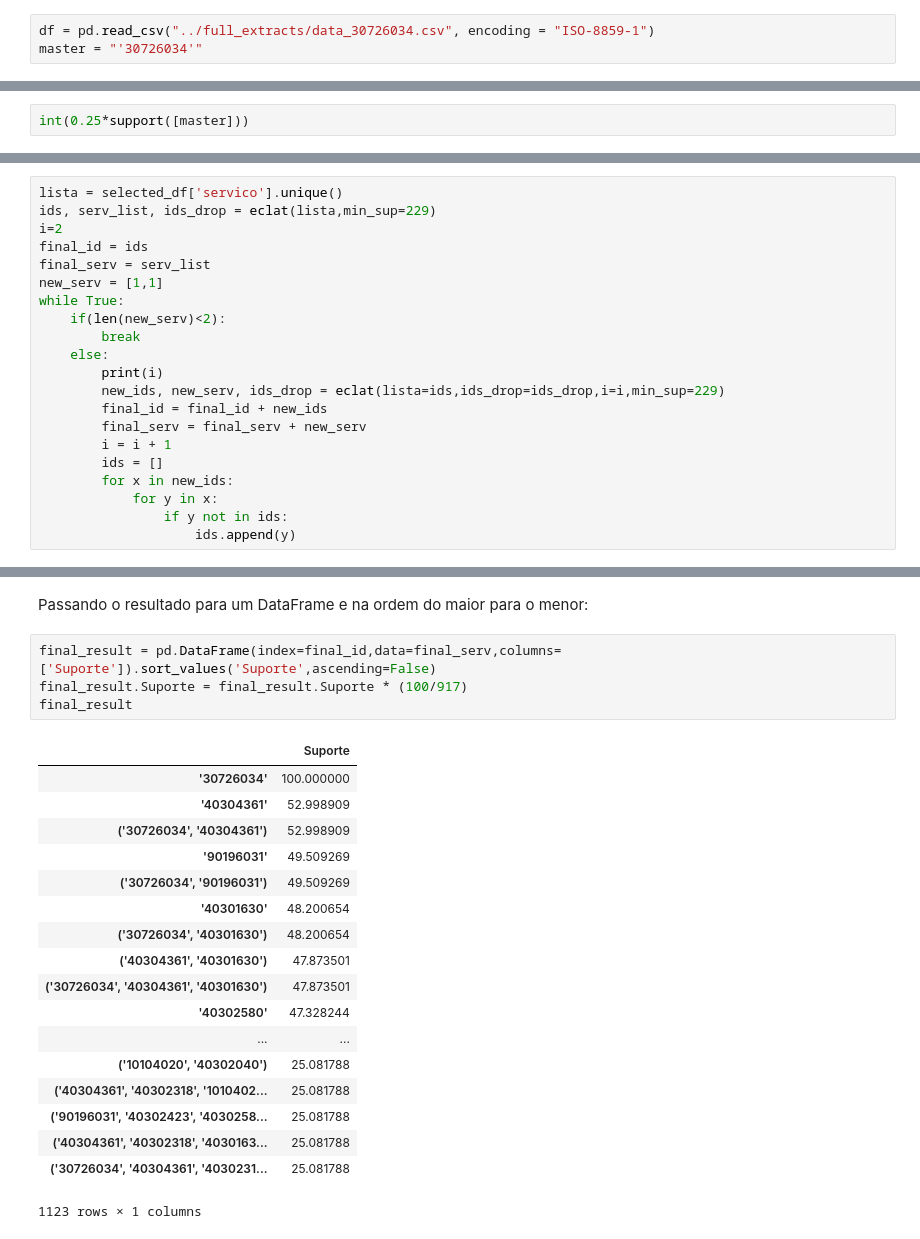
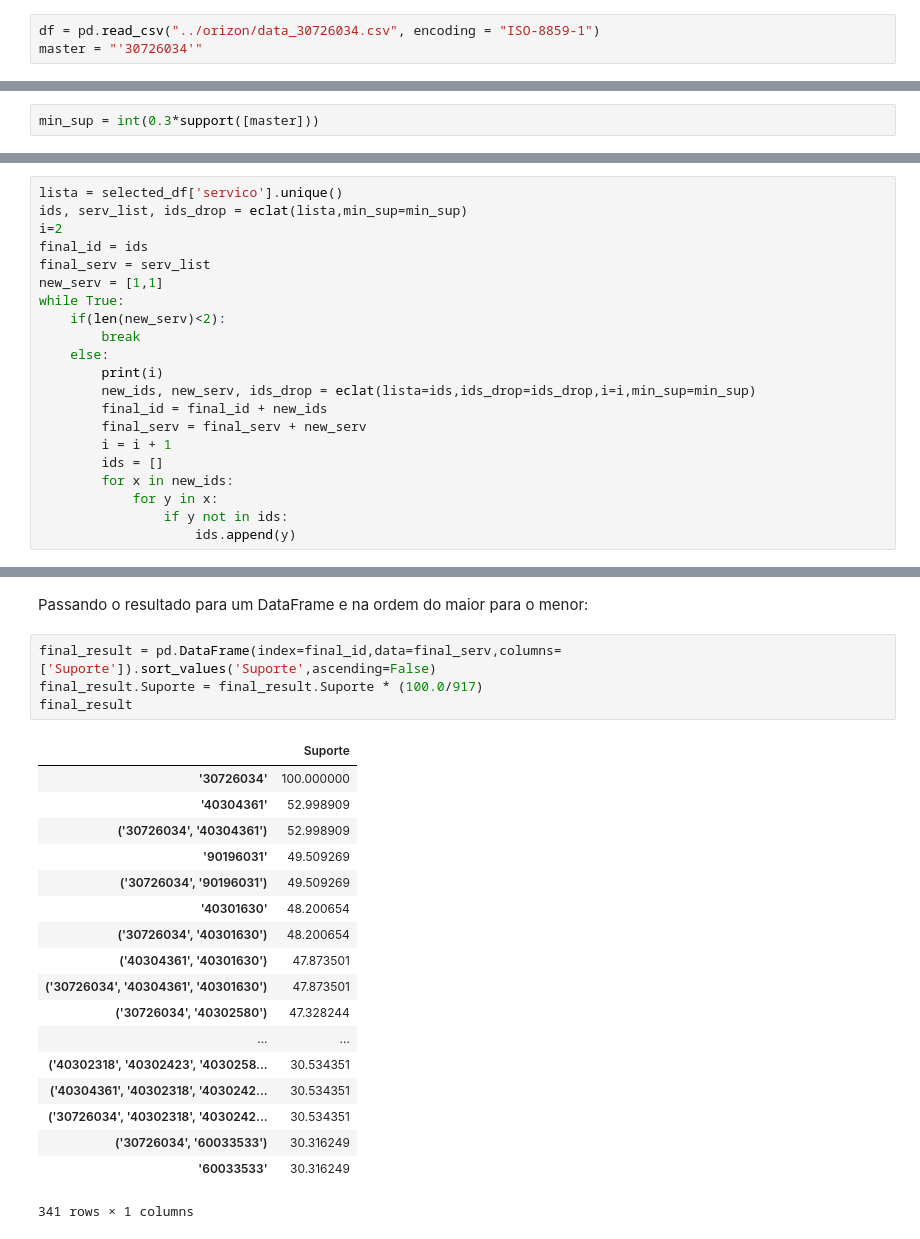
Before and after one commit to cetaxconsultoria/orizon_raiox, a Jupyter notebook: Orizon_Correlacoes(Eclat).ipynb, the cells around one changed output, grey strips where cells are left out. Drawn from its saved outputs; the diff is of its cells as text.

Commit message:
added final xray table

```diff
--- a/Orizon_Correlacoes(Eclat).ipynb
+++ b/Orizon_Correlacoes(Eclat).ipynb
@@ -10,7 +10,7 @@ from IPython.display import display
 # %% [markdown]
 Lendo os dados para a dataframe:
 # %%
-df = pd.read_csv("../full_extracts/data_30726034.csv", encoding = "ISO-8859-1")
+df = pd.read_csv("../orizon/data_30726034.csv", encoding = "ISO-8859-1")
 master = "'30726034'"
 # %%
 df.head()
@@ -160,2 +160,2 @@ Retornando o número de contas equivalentes a 25% do total de contas, para utili
 # %%
-int(0.25*support([master]))
+min_sup = int(0.3*support([master]))
@@ -165,7 +163,7 @@ int(0.25*support([master]))
 Iteração final:
 # %%
 lista = selected_df['servico'].unique()
-ids, serv_list, ids_drop = eclat(lista,min_sup=229)
+ids, serv_list, ids_drop = eclat(lista,min_sup=min_sup)
 i=2
 final_id = ids
 final_serv = serv_list
@@ -175,7 +173,7 @@ while True:
         break
     else:
         print(i)
-        new_ids, new_serv, ids_drop = eclat(lista=ids,ids_drop=ids_drop,i=i,min_sup=229)
+        new_ids, new_serv, ids_drop = eclat(lista=ids,ids_drop=ids_drop,i=i,min_sup=min_sup)
         final_id = final_id + new_ids
         final_serv = final_serv + new_serv
         i = i + 1
@@ -197,24 +194,24 @@ while True:
 Passando o resultado para um DataFrame e na ordem do maior para o menor:
 # %%
 final_result = pd.DataFrame(index=final_id,data=final_serv,columns=['Suporte']).sort_values('Suporte',ascending=False)
-final_result.Suporte = final_result.Suporte * (100/917)
+final_result.Suporte = final_result.Suporte * (100.0/917)
 final_result
 # %% [output]
 |  | Suporte |
 | '30726034' | 100.000000 |
 | '40304361' | 52.998909 |
 | ('30726034', '40304361') | 52.998909 |
 | '90196031' | 49.509269 |
 | ('30726034', '90196031') | 49.509269 |
 | '40301630' | 48.200654 |
 | ('30726034', '40301630') | 48.200654 |
 | ('40304361', '40301630') | 47.873501 |
 | ('30726034', '40304361', '40301630') | 47.873501 |
-| '40302580' | 47.328244 |
+| ('30726034', '40302580') | 47.328244 |
 | ... | ... |
-| ('10104020', '40302040') | 25.081788 |
-| ('40304361', '40302318', '1010402... | 25.081788 |
-| ('90196031', '40302423', '4030258... | 25.081788 |
-| ('40304361', '40302318', '4030163... | 25.081788 |
-| ('30726034', '40304361', '4030231... | 25.081788 |
+| ('40302318', '40302423', '4030258... | 30.534351 |
+| ('40304361', '40302318', '4030242... | 30.534351 |
+| ('30726034', '40302318', '4030242... | 30.534351 |
+| ('30726034', '60033533') | 30.316249 |
+| '60033533' | 30.316249 |
-1123 rows × 1 columns
+341 rows × 1 columns
```
Also changed, not shown: parts of 14 cells of this notebook.
